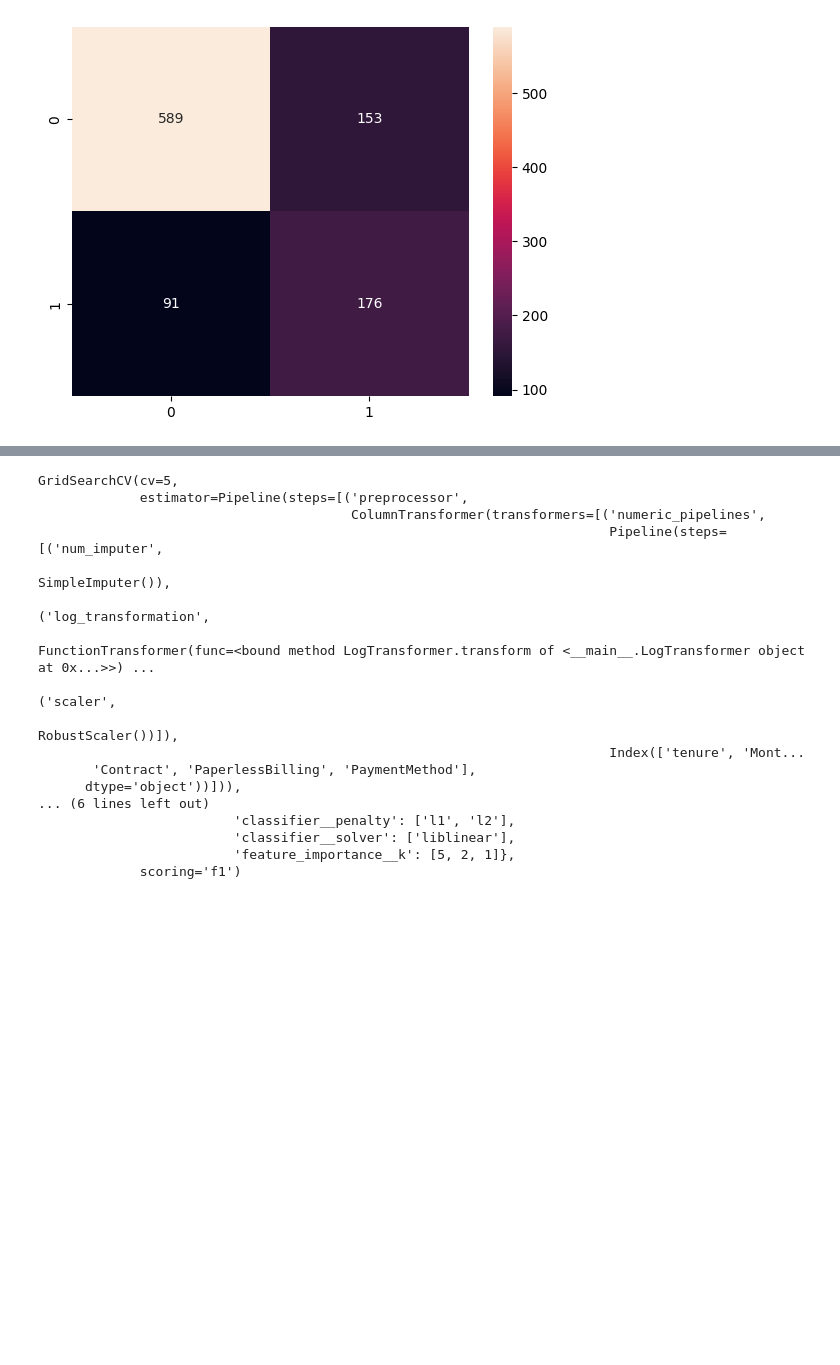
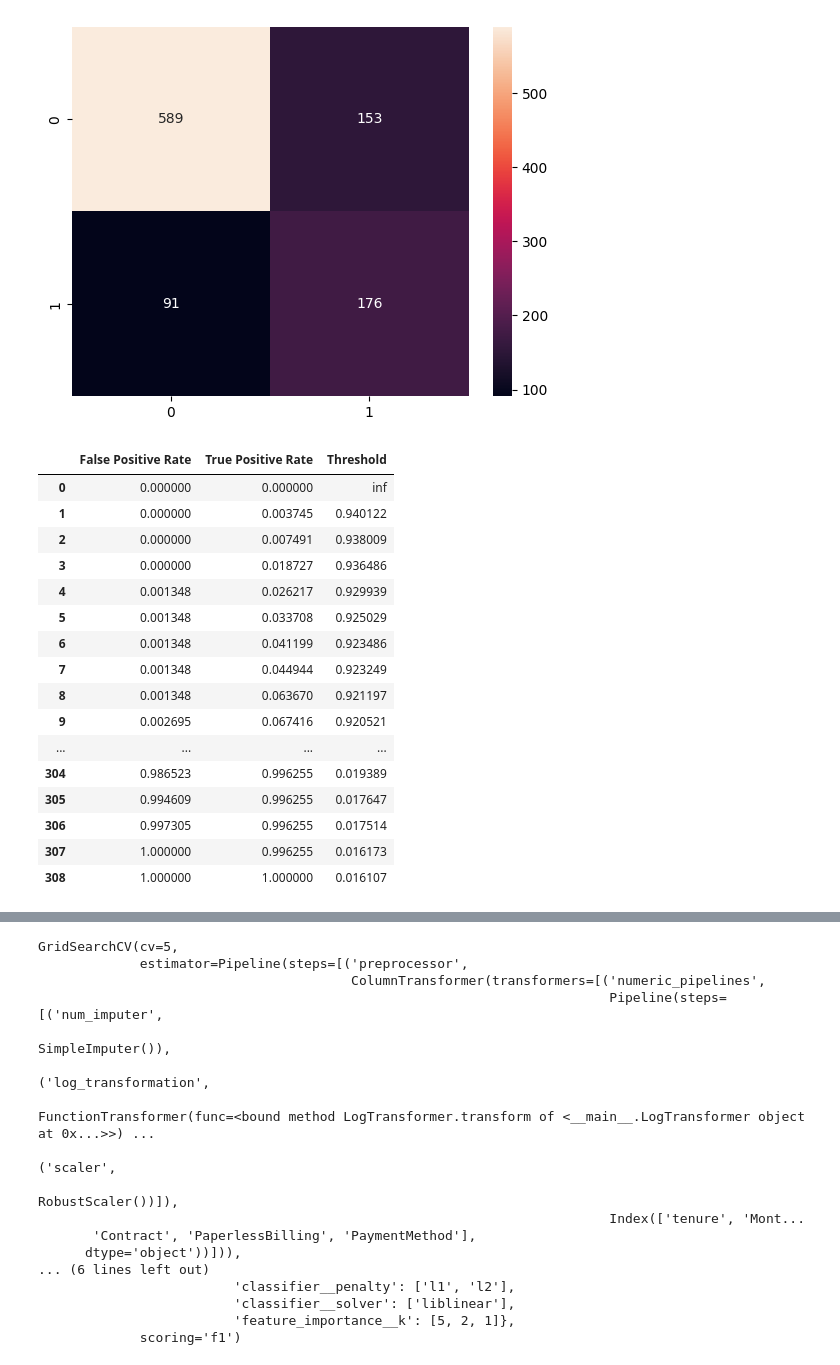
Before and after one commit to Baakwa/LP2_ML_Project, a Jupyter notebook: notebook.ipynb, the cells around one changed output, grey strips where cells are left out. Saved outputs shown, nothing was run; the diff lists cells and outputs as text; code cells hidden in the pictures; blank space fills up the shorter version.

```diff
--- a/notebook.ipynb
+++ b/notebook.ipynb
@@ -2027,3 +2025,26 @@ sns.heatmap(data= threshold_matrix, annot=True, fmt='d')
 # %% [output]
 <Axes: >
 [figure]
+# %%
+#For Gradient booster model
+pd.set_option('display.max_rows', None)
+pd.set_option('display.max_columns', None)
+GB_roc_curve_df
+# %% [output]
+|  | False Positive Rate | True Positive Rate | Threshold |
+| 0 | 0.000000 | 0.000000 | inf |
+| 1 | 0.000000 | 0.003745 | 0.940122 |
+| 2 | 0.000000 | 0.007491 | 0.938009 |
+| 3 | 0.000000 | 0.018727 | 0.936486 |
+| 4 | 0.001348 | 0.026217 | 0.929939 |
+| 5 | 0.001348 | 0.033708 | 0.925029 |
+| 6 | 0.001348 | 0.041199 | 0.923486 |
+| 7 | 0.001348 | 0.044944 | 0.923249 |
+| 8 | 0.001348 | 0.063670 | 0.921197 |
+| 9 | 0.002695 | 0.067416 | 0.920521 |
+| ... | ... | ... | ... |
+| 304 | 0.986523 | 0.996255 | 0.019389 |
+| 305 | 0.994609 | 0.996255 | 0.017647 |
+| 306 | 0.997305 | 0.996255 | 0.017514 |
+| 307 | 1.000000 | 0.996255 | 0.016173 |
+| 308 | 1.000000 | 1.000000 | 0.016107 |
```
Also changed, not shown: parts of 40 cells of this notebook.
